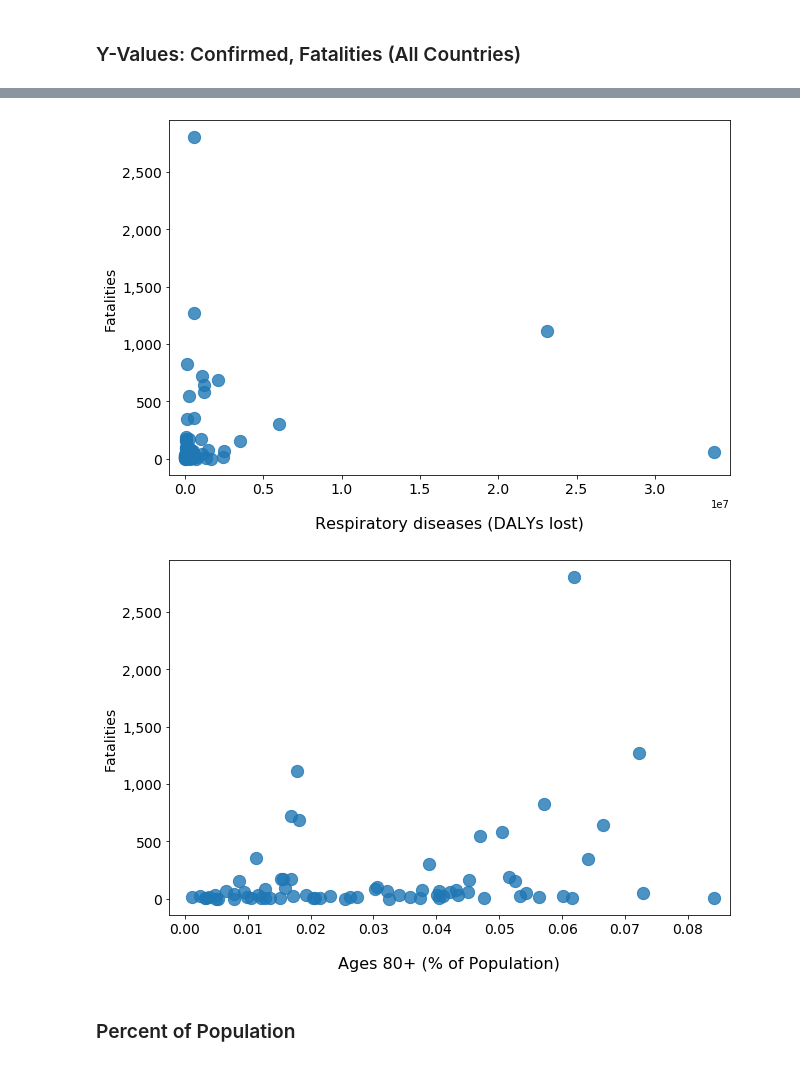
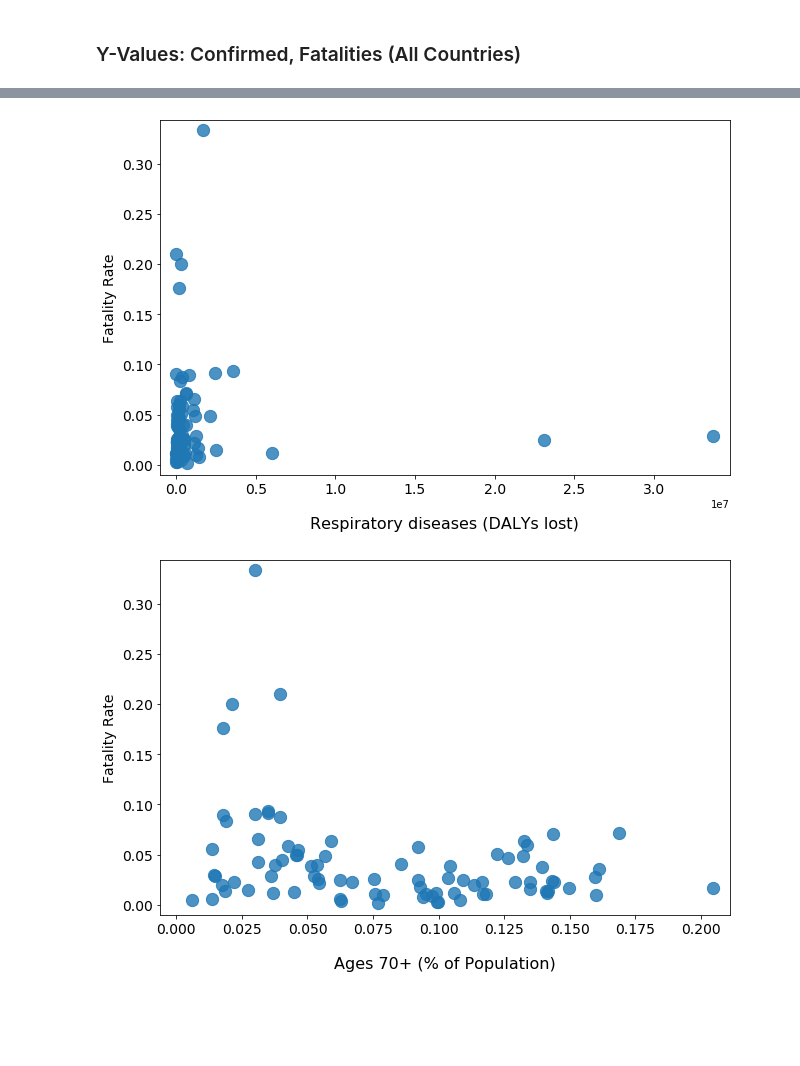
Before and after one commit to ellemonke/COVID-19, a Jupyter notebook: static/resources/charts2.ipynb, the cells around one changed output, grey strips where cells are left out. Cells and saved outputs as stored; diff of their text form; code cells hidden in the pictures; blank space fills up the shorter version.

```diff
--- a/static/resources/charts2.ipynb
+++ b/static/resources/charts2.ipynb
@@ -47,3 +31,6 @@ x_values.loc[:,['Pop Density (per sqkm)']]
+# %%
+# Seniors Ages 70+
+x_values['Ages 70+'] = x_values['Ages 70-79'] + x_values['Ages 80+']
 # %% [markdown]
 ### Y-Values: Confirmed, Fatalities (All Countries)
 # %%
@@ -80,7 +67,8 @@ def scatter_all(y_df, y_label, y_col, output_file):
     plt.xlabel(y_col, labelpad=20, fontsize=16)
     plt.ylabel(y_label, labelpad=5, fontsize=14)
     plt.xlim(x_scatter.max()*-0.03, x_scatter.max()*1.03)
-    ax.get_yaxis().set_major_formatter(plt.FuncFormatter(lambda y, p: format(int(y), ',')))
+    plt.ylim(y_scatter.max()*-0.03, y_scatter.max()*1.03)
+#     ax.get_yaxis().set_major_formatter(plt.FuncFormatter(lambda y, p: format(int(y), ',')))
 
     ax.tick_params(axis='both', labelsize=14)
 
@@ -90,7 +78,7 @@ def scatter_all(y_df, y_label, y_col, output_file):
     plt.show()
 # %%
 scatter_all(first_confirmed_all, 'Confirmed Cases', 'Pop Density (per sqkm)', 'scatter_popdensity.png')
-scatter_all(first_fatalities_all, 'Fatalities', 'Non-communicable diseases (NCDs) (DALYs lost)', 'scatter_ncds.png')
-scatter_all(first_fatalities_all, 'Fatalities', 'Respiratory diseases (DALYs lost)', 'scatter_resps.png')
-scatter_all(first_fatalities_all, 'Fatalities', 'Ages 80+', 'scatter_age.png')
+scatter_all(fatality_rate_df, 'Fatality Rate', 'Non-communicable diseases (NCDs) (DALYs lost)', 'scatter_ncds.png')
+scatter_all(fatality_rate_df, 'Fatality Rate', 'Respiratory diseases (DALYs lost)', 'scatter_resps.png')
+scatter_all(fatality_rate_df, 'Fatality Rate', 'Ages 70+', 'scatter_age.png')
 # %% [output]
@@ -99,4 +87,2 @@ scatter_all(first_fatalities_all, 'Fatalities', 'Ages 80+', 'scatter_age.png')
-[figure, old version]
+[figure, new version]
-[figure, old version]
+[figure, new version]
-# %% [markdown]
-### Percent of Population
```
Also changed, not shown: parts of 14 cells of this notebook, 12 other files.
